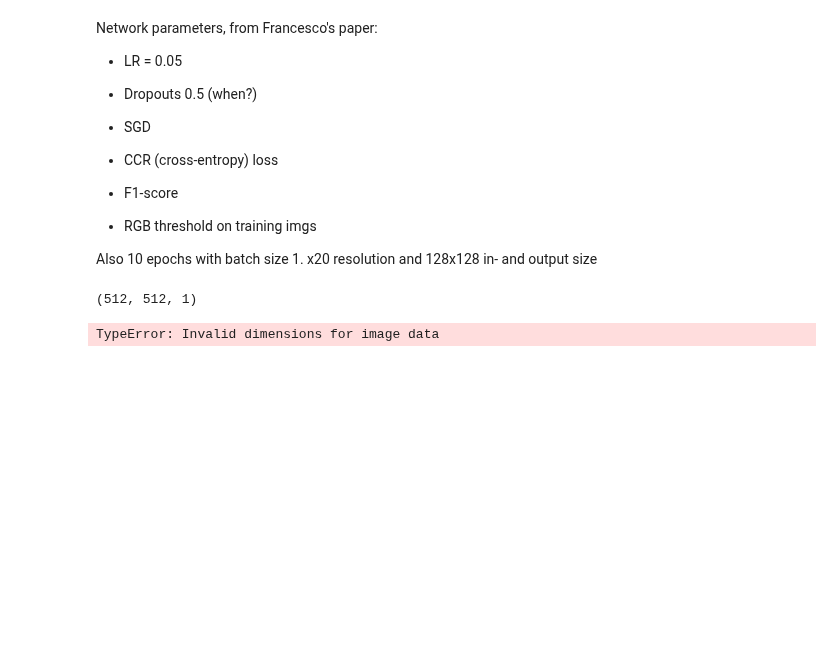
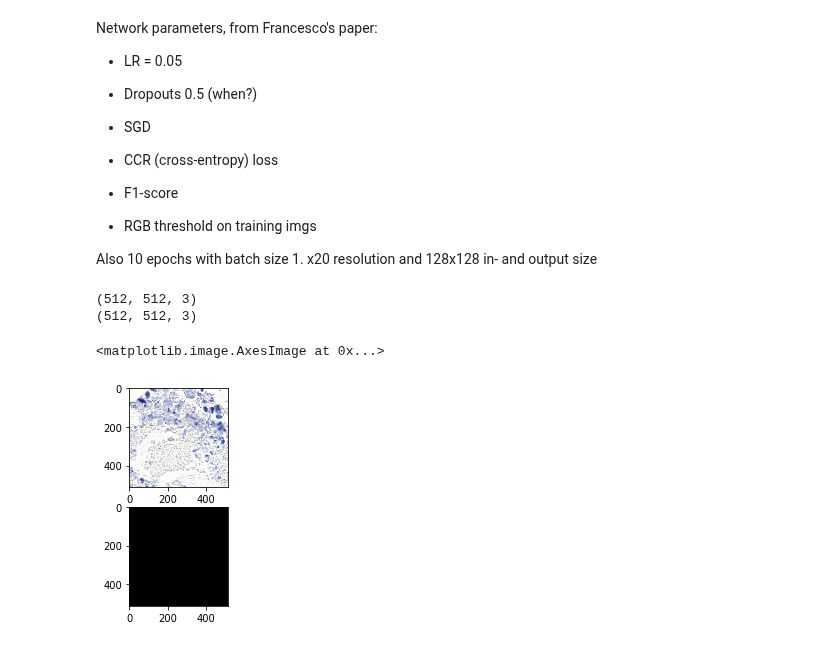
Before and after one commit to jeffluppes/ISMI2018, a Jupyter notebook: Project/ProjectNotebook.ipynb, the cells around one changed output. Saved outputs shown, nothing was run; the diff lists cells and outputs as text; code cells hidden in the pictures; blank space fills up the shorter version.

Commit message:
added option to choose channel later, also cleaned up some code and fixed bug with showing images

```diff
--- a/Project/ProjectNotebook.ipynb
+++ b/Project/ProjectNotebook.ipynb
@@ -197,27 +194,28 @@ def generate_patches(img_dir, patch_amount, width, height):
     img_paths = random.sample(all_img_paths, patch_amount)
 
     for img_path in img_paths:
+        msk_path = img_path.split('.png')[0] + '_mask.png'
         img = imread(join(img_dir,img_path))
-        mask = imread(join(train_masks_dir, img_path.split('.png')[0] + '_mask.png'))
-        print("img {} dimensions: {}".format(img_path,img.shape))
-        patch = generate_patch(img,mask,width,height)
-#         print(patch[0].shape)
-#         print(patch[1].shape)
-        patches.append(generate_patch(img,mask,width,height))
+        msk = imread(join(train_masks_dir, msk_path))
+        msk = np.stack((msk,)*3, 2)
+        print("img  {}      dimensions: {}".format(img_path,img.shape))
+        print("mask {} dimensions: {}".format(msk_path,msk.shape))
+        patch = generate_patch(img,msk,width,height)
+        patches.append(patch)
 
     return patches
 
 #This function generates a single random patch from an image.
-def generate_patch(img, mask, width, height):
+def generate_patch(img, msk, width, height):
     img = np.pad(img, (0 if height < img.shape[1] else height-img.shape[1] , 0 if width < img.shape[0] else width-img.shape[0]), mode='constant')
-    mask = np.pad(mask, (0 if height < mask.shape[1] else height-mask.shape[1] , 0 if width < mask.shape[0] else width-mask.shape[0]), mode='constant')
-    x = random.randint(0,img.shape[0]-width+1);
+    msk = np.pad(msk, (0 if height < msk.shape[1] else height-msk.shape[1] , 0 if width < msk.shape[0] else width-msk.shape[0]), mode='constant')
+    x = random.randint(0,img.shape[0]-width);
     x1 = x + width
-    y = random.randint(0,img.shape[1]-height+1);
+    y = random.randint(0,img.shape[1]-height);
     y1 = y + height
-#     print("patch: {}x{}".format(x,y))
-#     print("patch shape: {}".format(img[x:x1,y:y1,1].shape))
-    return (np.expand_dims(np.array(img[x:x1,y:y1,1]), axis=2), np.expand_dims(np.array(mask[x:x1,y:y1]), axis=2))
+    if x1 > img.shape[0] or y1 > img.shape[1]:
+        print("WARNING x out of bounds ({} > {}) or y out of bounds ({} > {})".format(x1,img.shape[0],y1,img.shape[1]))
+    return (np.array(img[x:x1,y:y1,:]), np.array(msk[x:x1,y:y1,:]))
 # %%
 patches = generate_patches(train_dir, 20, 512, 512)
 mask_patches = []
@@ -450,15 +455,18 @@ def f1_score(y_true, y_pred):
 # %%
 print(img_patches[1].shape) #should be (512, 512, 3)
 
 # Show patches (only green channel for now)
 plt.subplot(211)
-plt.imshow(img_patches[1])
+print(img_patches[0].shape)
+plt.imshow(img_patches[0])
 
 plt.subplot(212)
-plt.imshow(mask_patches[1])
+plt.imshow(mask_patches[0])
 # %% [output]
-(512, 512, 1)
+(512, 512, 3)
+(512, 512, 3)
-TypeError: Invalid dimensions for image data
+<matplotlib.image.AxesImage at 0x...>
+[figure, added]
 # %%
 model = get_unet(512, 512, 1)
 model_checkpoint = ModelCheckpoint('weights.h5', monitor='val_loss', save_best_only=True)
```
Also changed, not shown: parts of 8 cells of this notebook.
